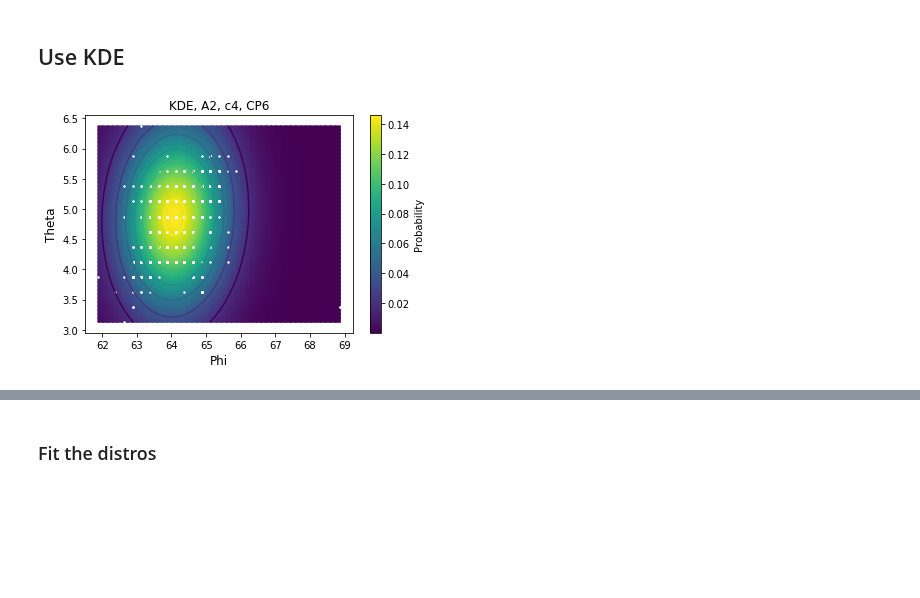
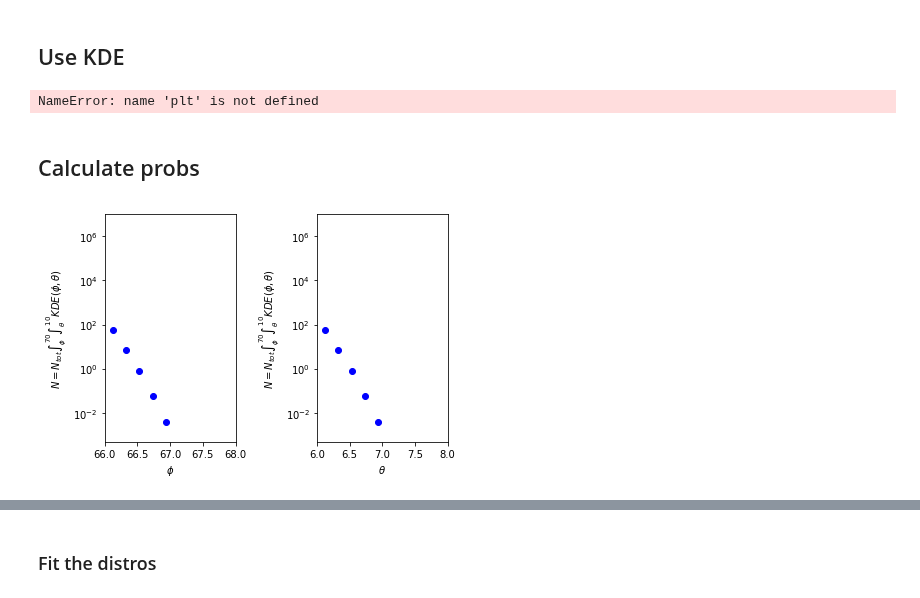
Before and after one commit to toej93/ARA_analysis, a Jupyter notebook: JuPyter_Notebooks/c4_fit.ipynb, the cells around one changed output, grey strips where cells are left out. Saved outputs shown, nothing was run; the diff lists cells and outputs as text; code cells hidden in the pictures; blank space fills up the shorter version.

```diff
--- a/JuPyter_Notebooks/c4_fit.ipynb
+++ b/JuPyter_Notebooks/c4_fit.ipynb
@@ -229,19 +317,56 @@ th_calpul_v_6 = np.array(th_calpul_v_6)
 # %%
-xx, yy, zz = kde2D(phi_calpul_v_6, th_calpul_v_6, 1.0)
+xx_6, yy_6, zz_6 = kde2D(phi_calpul_v_6, th_calpul_v_6, 0.5)
 # %%
 from matplotlib.colors import BoundaryNorm
 from matplotlib.ticker import MaxNLocator
 cmap = plt.get_cmap('PiYG')
-cmap=plt.pcolormesh(xx, yy, zz,shading='gouraud')
-plt.contour(xx, yy, zz)
+cmap=plt.pcolormesh(xx_6, yy_6, zz_6,shading='gouraud',norm=colors.LogNorm(vmin=1E-6, vmax=1))
+#plt.contour(xx, yy, zz)
+N_6=len(th_calpul_v_6)*10
+# CS = plt.contour(xx, yy, zz, 6,
+#                  colors='w',  # negative contours will be dashed by default
+#                  levels=[1e-3/(N*10)],locator=plt.LogLocator())
+# fmt = ticker.LogFormatterMathtext()
+# fmt.create_dummy_axis()
+# plt.clabel(CS, fontsize=11, inline=1, fmt=fmt)
 plt.scatter(phi_calpul_v_6, th_calpul_v_6, s=2, facecolor="white" )
 plt.colorbar(cmap,label='Probability')
-# plt.ylim(0,10)
-# plt.xlim(60,70)
+#plt.ylim(0,10)
+#plt.xlim(60,70)
 #plt.axis('equal')
 plt.xlabel("Phi", size=12)
 plt.ylabel("Theta",size=12)
-plt.title("KDE, A2, c4, CP6")
+plt.title("KDE, A2, c4, CP6, N=%0.1e" %N )
 plt.savefig("/users/PCON0003/cond0068/ARA/KDE_A2_c4_CP6.png", dpi=200)
 # %% [output]
-[figure, removed]
+NameError: name 'plt' is not defined
+# %% [markdown]
+## Calculate probs
+# %%
+x_6,y_6,prob_6=getProb(xx_6,yy_6,zz_6,N_6)
+
+### Plot probability
+
+plt.subplot(1, 2, 1)
+
+plt.plot(x_6, prob_6, "o",color="blue")
+plt.yscale("log")
+plt.xlabel(r"$\phi$")
+plt.xlim(66,68)
+plt.ylim((1e-3)/2,1e7)
+plt.ylabel("$N=N_{tot}\int_{\phi}^{70}\int_{\\theta}^{10}{KDE(\phi,\\theta)}$")
+
+
+plt.subplot(1, 2, 2)
+
+plt.plot(y_6, prob_6, "o",color="blue")
+plt.yscale("log")
+plt.xlabel(r"$\theta$")
+plt.xlim(6,8)
+plt.ylim((1e-3)/2,1e7)
+plt.ylabel("$N=N_{tot}\int_{\phi}^{70}\int_{\\theta}^{10}{KDE(\phi,\\theta)}$")
+
+plt.tight_layout()
+#plt.savefig("/users/PCON0003/cond0068/ARA/KDE_A2_c1_CP6_integral_unit.png", dpi=200)
+# %% [output]
+[figure, added]
```
Also changed, not shown: parts of 17 cells of this notebook, 4 other files.
